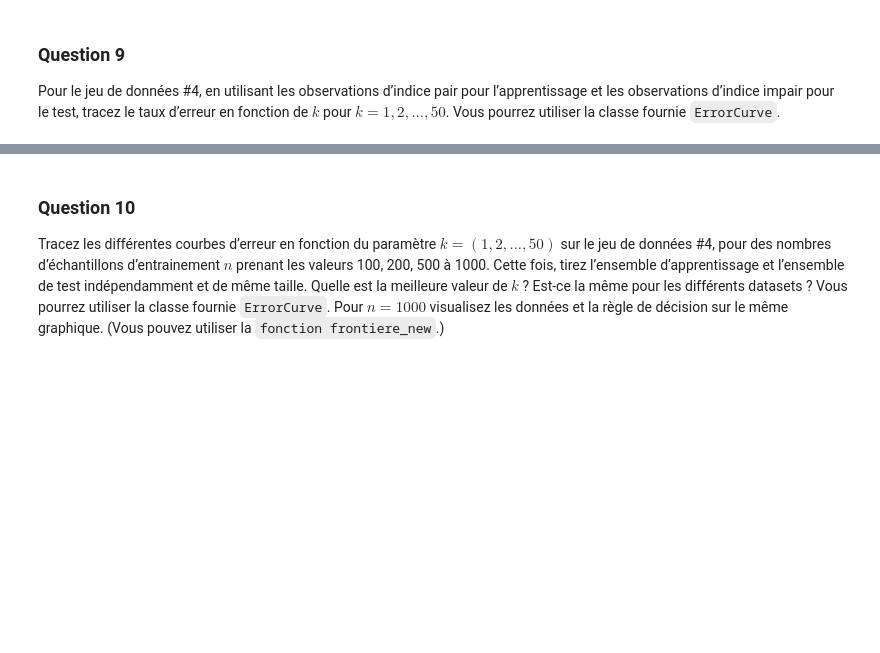
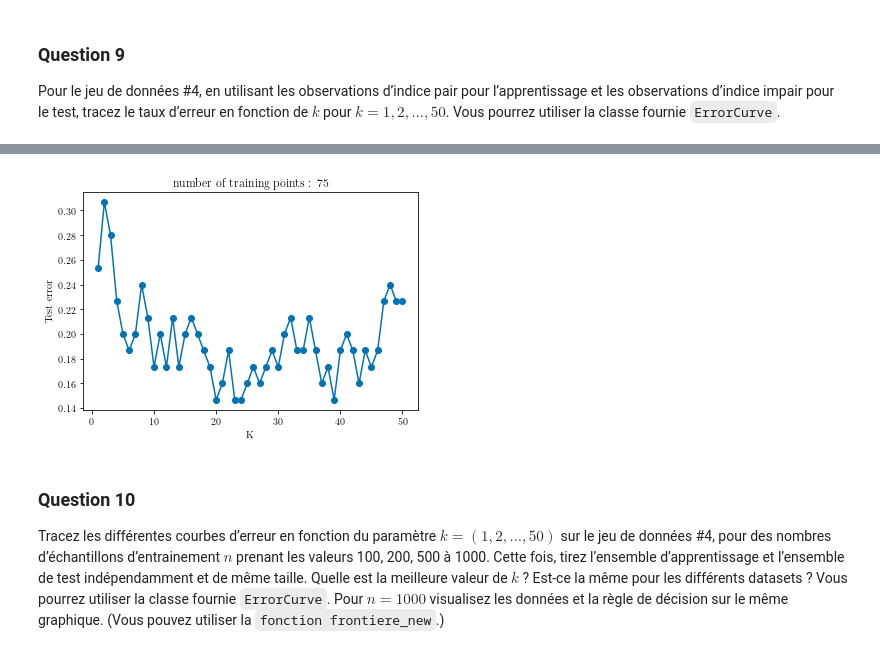
Before and after one commit to tbinetruy/Telecom-MDI-343, a Jupyter notebook: TP2/TP2.ipynb, the cells around one changed output, grey strips where cells are left out. Cells and saved outputs as stored; diff of their text form; code cells hidden in the pictures; blank space fills up the shorter version.

```diff
--- a/TP2/TP2.ipynb
+++ b/TP2/TP2.ipynb
@@ -307,3 +306,14 @@ q9()
+# %%
+def q9_ErrorCurve():
+    X_train, y_train, X_test, y_test = split_data(X4, y4)
+    ks = list(range(1, 51))
+    ec = tpknn.ErrorCurve(k_range=(ks))
+    ec.fit_curve(X_train, y_train, X_test, y_test)
+    ec.plot()
+
+q9_ErrorCurve()
+# %% [output]
+[figure, added]
 # %% [markdown]
 ### Question 10
 
```
Also changed, not shown: parts of 5 cells of this notebook.
